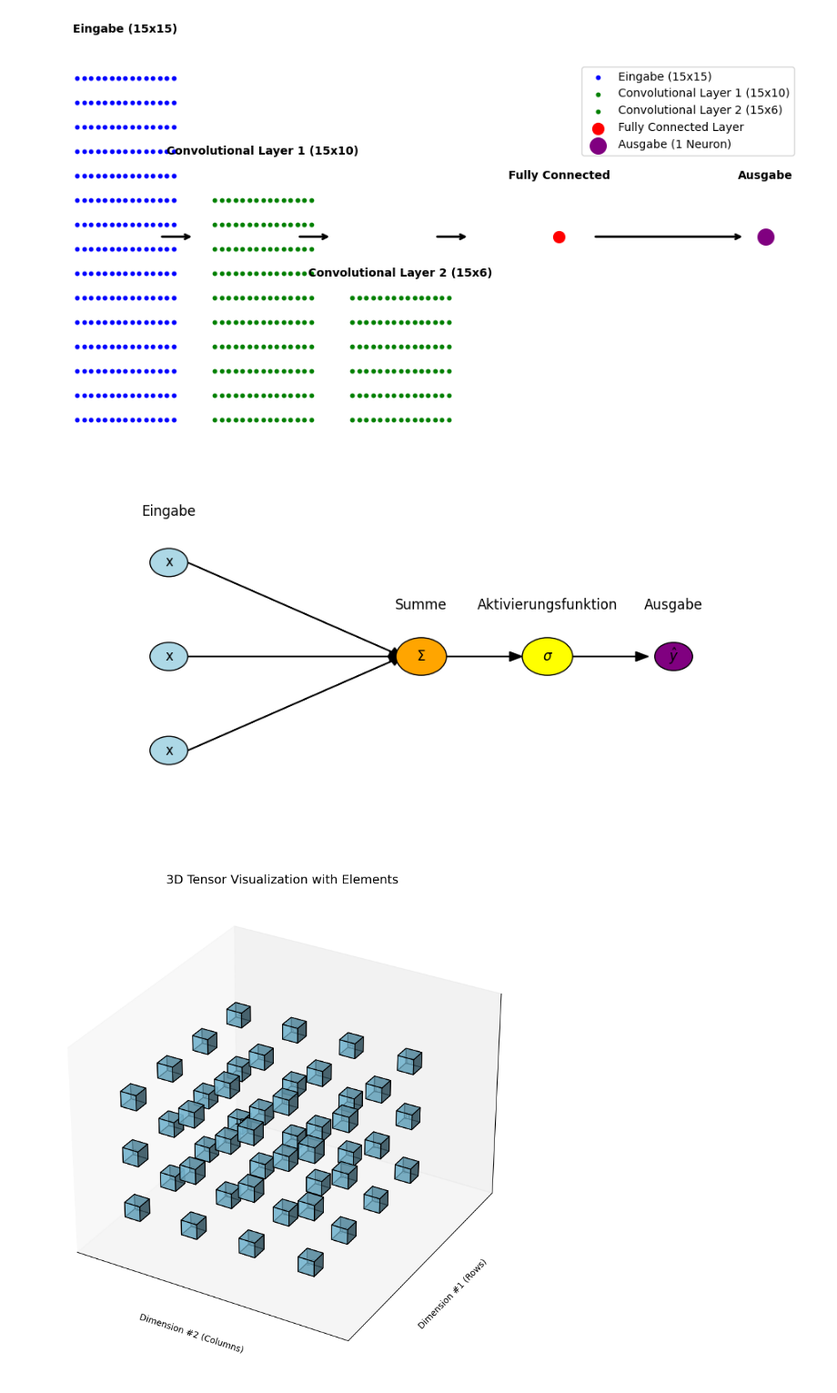
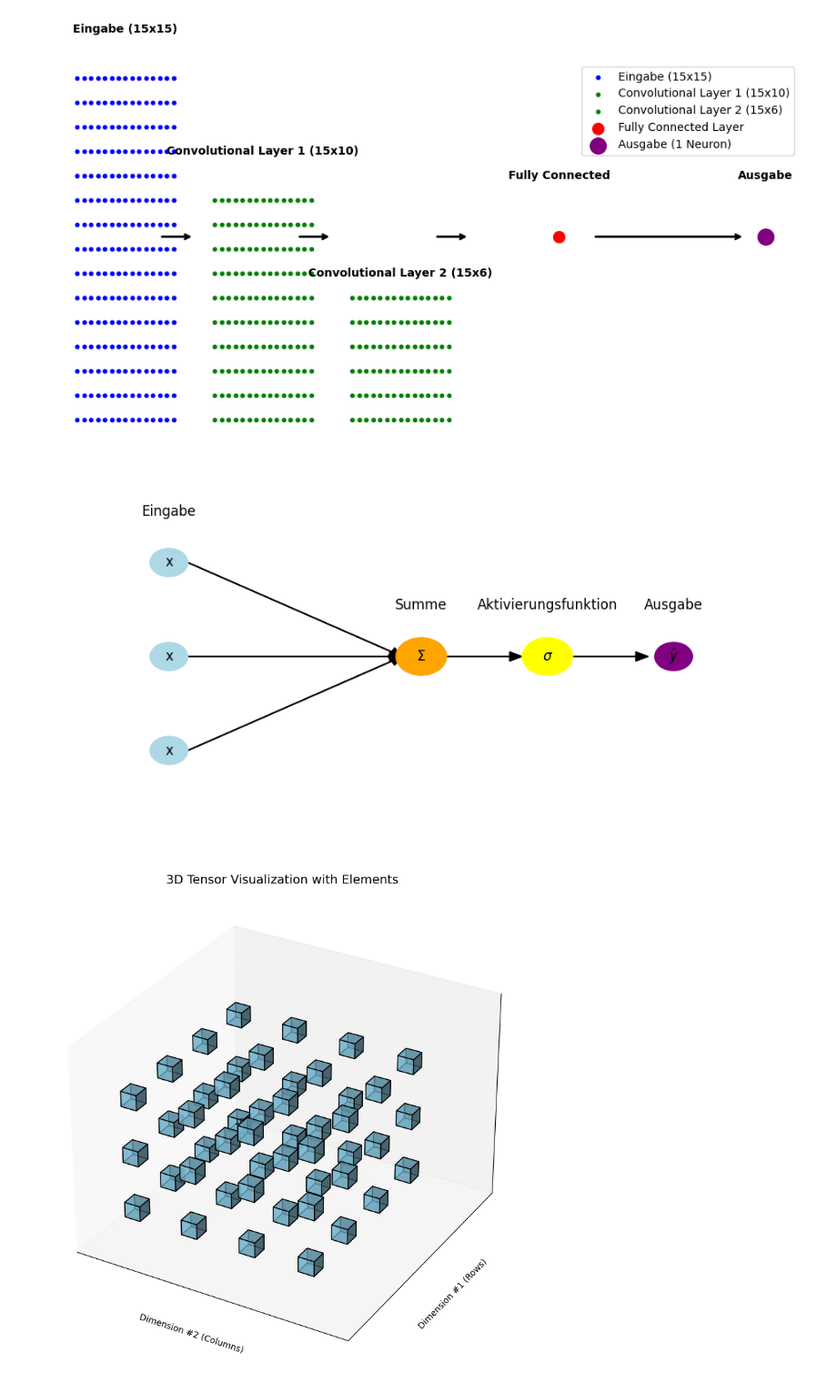
Before and after one commit to Peharge/Mathe-GFS, a Jupyter notebook: grfs.ipynb, the cells around one changed output. Shown: that part at 91% size. Saved outputs shown, nothing was run; the diff lists cells and outputs as text; code cells hidden in the pictures.

```diff
--- a/grfs.ipynb
+++ b/grfs.ipynb
@@ -281,53 +281,53 @@ def plot_perceptron():
 
     # Knoten zeichnen
     for x, y in inputs:
-        circle = Circle((x, y), 0.03, color='lightblue', ec='black', zorder=2)
+        circle = Circle((x, y), 0.03, color='lightblue', zorder=2)
         ax.add_patch(circle)
         ax.text(x, y, 'x', fontsize=12, ha='center', va='center', zorder=3)
 
     # Summationsknoten
-    sum_circle = Circle(sum_node, 0.04, color='orange', ec='black', zorder=2)
+    sum_circle = Circle(sum_node, 0.04, color='orange', zorder=2)
     ax.add_patch(sum_circle)
     ax.text(*sum_node, '$\Sigma$', fontsize=12, ha='center', va='center', zorder=3)
 
     # Aktivierungsfunktion
-    act_circle = Circle(activation, 0.04, color='yellow', ec='black', zorder=2)
+    act_circle = Circle(activation, 0.04, color='yellow', zorder=2)
     ax.add_patch(act_circle)
     ax.text(*activation, '$\sigma$', fontsize=12, ha='center', va='center', zorder=3)
 
     # Outputknoten
-    out_circle = Circle(output, 0.03, color='purple', ec='black', zorder=2)
+    out_circle = Circle(output, 0.03, color='purple', zorder=2)
     ax.add_patch(out_circle)
     ax.text(*output, '$\hat{y}$', fontsize=12, ha='center', va='center', zorder=3)
 
     # Verbindungen zeichnen
     for x, y in inputs:
         ax.arrow(x + 0.03, y, sum_node[0] - x - 0.06, sum_node[1] - y,
-                 head_width=0.02, head_length=0.02, fc='black', ec='black', length_includes_head=True)
+                 head_width=0.02, head_length=0.02, fc='black', length_includes_head=True)
 
     ax.arrow(sum_node[0] + 0.04, sum_node[1], activation[0] - sum_node[0] - 0.08, 0,
-             head_width=0.02, head_length=0.02, fc='black', ec='black', length_includes_head=True)
+             head_width=0.02, head_length=0.02, fc='black', length_includes_head=True)
 
     ax.arrow(activation[0] + 0.04, activation[1], output[0] - activation[0] - 0.08, 0,
-             head_width=0.02, head_length=0.02, fc='black', ec='black', length_includes_head=True)
+             head_width=0.02, head_length=0.02, fc='black', length_includes_head=True)
 
     # Beschriftungen hinzufügen
     ax.text(0.2, 0.9, 'Eingabe', fontsize=12, ha='center')
     ax.text(0.6, 0.7, 'Summe', fontsize=12, ha='center')
     ax.text(0.8, 0.7, 'Aktivierungsfunktion', fontsize=12, ha='center')
     ax.text(1.0, 0.7, 'Ausgabe', fontsize=12, ha='center')
 
     # Achsen ausblenden
     ax.axis('off')
     ax.set_xlim(0, 1.2)
     ax.set_ylim(0.2, 1.0)
 
     plt.show()
 
 # Plot ausführen
 plot_perceptron()
 # %% [output]
-[figure, old version]
+[figure, new version]
 # %%
 import matplotlib.pyplot as plt
 from mpl_toolkits.mplot3d import Axes3D
```
Also changed, not shown: parts of 3 cells of this notebook, 3 other files.
